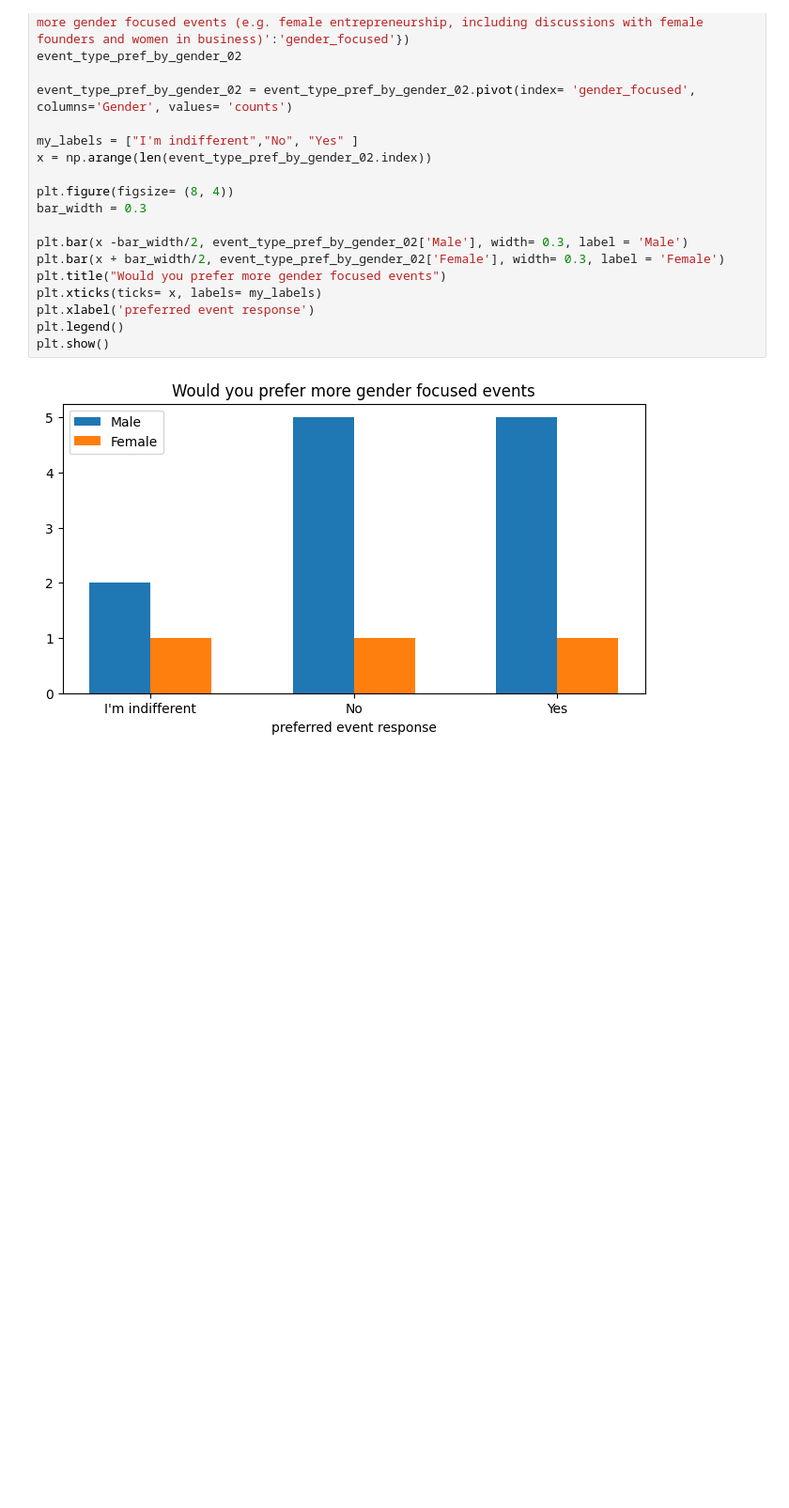
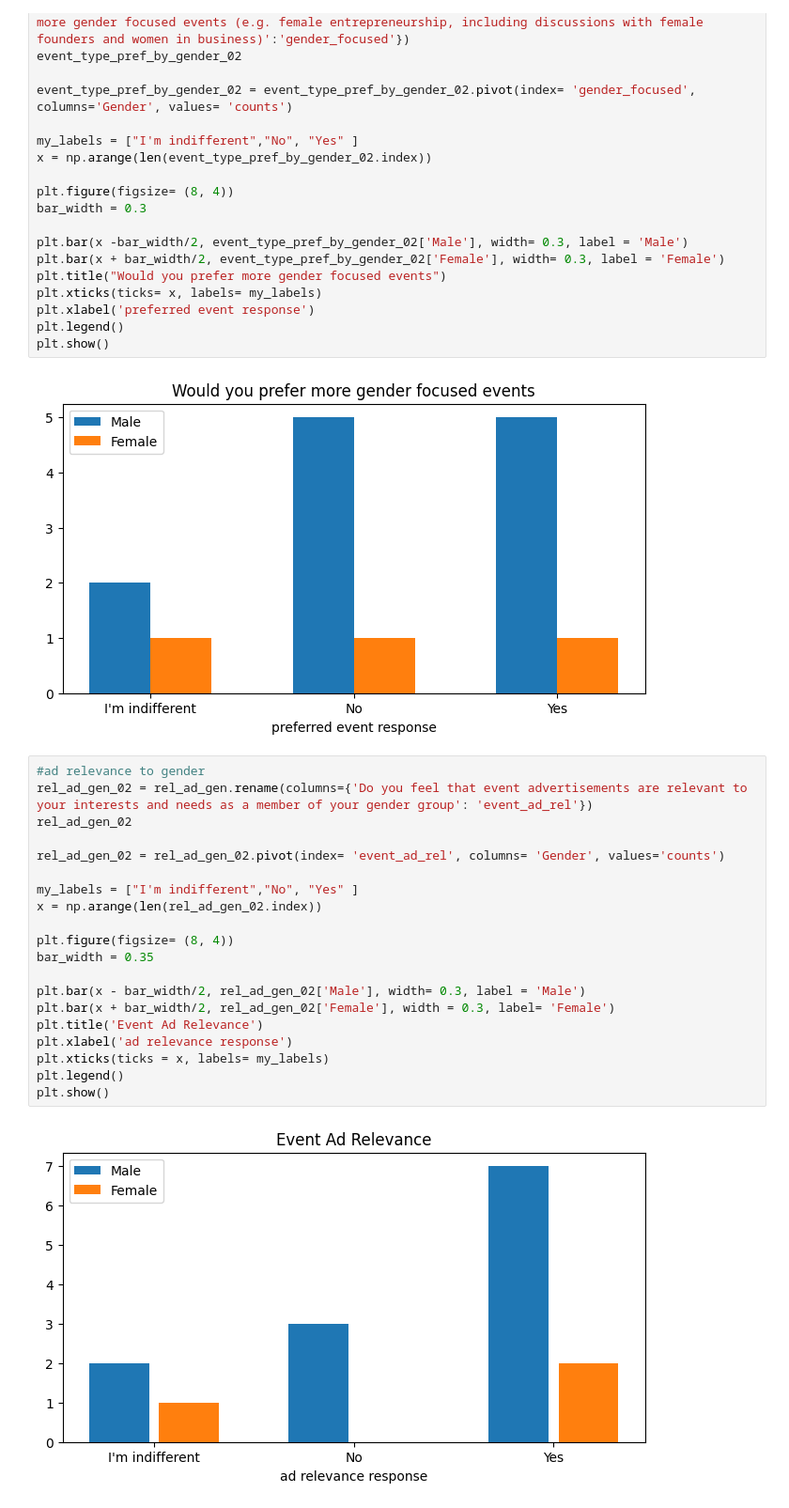
Before and after one commit to djibril968/Tribe_related_projects, a Jupyter notebook: spring_events_analytics.ipynb, the cells around one changed output. Shown at 94% size. Drawn from its saved outputs; the diff is of its cells as text; blank space fills up the shorter version.

```diff
--- a/spring_events_analytics.ipynb
+++ b/spring_events_analytics.ipynb
@@ -496,3 +496,25 @@ plt.legend()
 plt.show()
 # %% [output]
 [figure]
+# %%
+#ad relevance to gender
+rel_ad_gen_02 = rel_ad_gen.rename(columns={'Do you feel that event advertisements are relevant to your interests and needs as a member of your gender group': 'event_ad_rel'})
+rel_ad_gen_02
+
+rel_ad_gen_02 = rel_ad_gen_02.pivot(index= 'event_ad_rel', columns= 'Gender', values='counts')
+
+my_labels = ["I'm indifferent","No", "Yes" ]
+x = np.arange(len(rel_ad_gen_02.index))
+
+plt.figure(figsize= (8, 4))
+bar_width = 0.35
+
+plt.bar(x - bar_width/2, rel_ad_gen_02['Male'], width= 0.3, label = 'Male')
+plt.bar(x + bar_width/2, rel_ad_gen_02['Female'], width = 0.3, label= 'Female')
+plt.title('Event Ad Relevance')
+plt.xlabel('ad relevance response')
+plt.xticks(ticks = x, labels= my_labels)
+plt.legend()
+plt.show()
+# %% [output]
+[figure, added]
```
Also changed, not shown: parts of 1 cell of this notebook.
